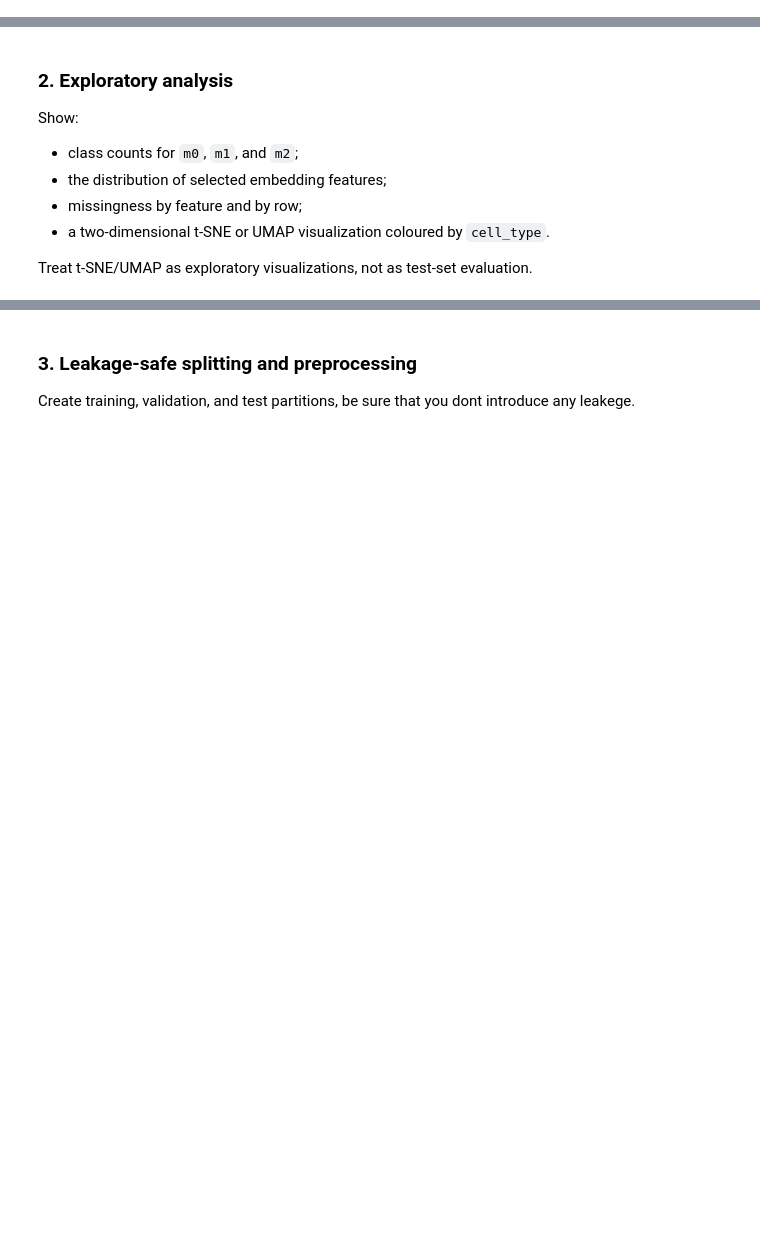
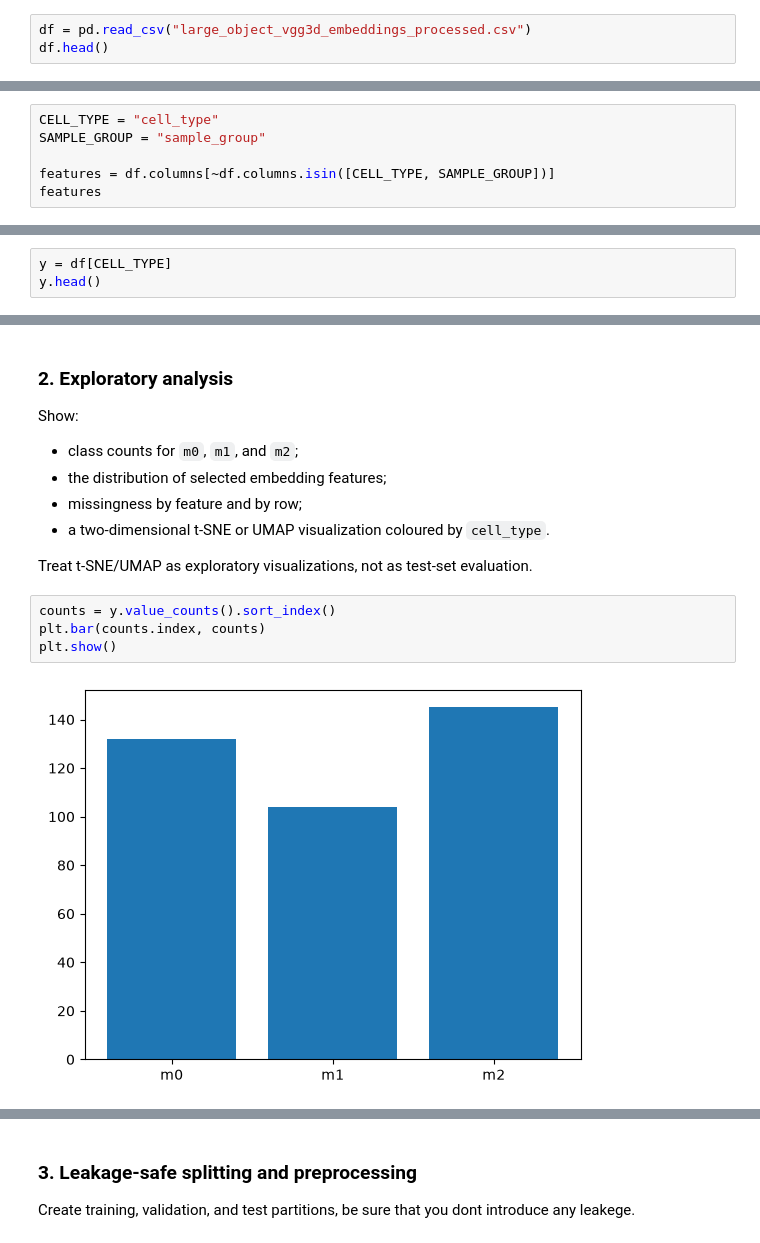
Before and after one commit to ALEGATOR1209/KSE_ML_for_bioinformatics, a Jupyter notebook: practicals/week6/Assignment6.ipynb, the cells around one changed output, grey strips where cells are left out. Saved outputs shown, nothing was run; the diff lists cells and outputs as text; blank space fills up the shorter version.

```diff
--- a/practicals/week6/Assignment6.ipynb
+++ b/practicals/week6/Assignment6.ipynb
@@ -74,3 +75,6 @@ ModuleNotFoundError: No module named 'torch'
 ### 1. Data inspection and preparation checklist
 
 Since data is the same no need to write detailed report but still - check if everything is in order(just in case)
+# %%
+df = pd.read_csv("large_object_vgg3d_embeddings_processed.csv")
+df.head()
@@ -76,0 +101,6 @@ Since data is the same no need to write detailed report but still - check if eve
+# %%
+CELL_TYPE = "cell_type"
+SAMPLE_GROUP = "sample_group"
+
+features = df.columns[~df.columns.isin([CELL_TYPE, SAMPLE_GROUP])]
+features
@@ -76,0 +132,3 @@ Since data is the same no need to write detailed report but still - check if eve
+# %%
+y = df[CELL_TYPE]
+y.head()
@@ -85,3 +160,9 @@ Show:
 - a two-dimensional t-SNE or UMAP visualization coloured by `cell_type`.
 
 Treat t-SNE/UMAP as exploratory visualizations, not as test-set evaluation.
+# %%
+counts = y.value_counts().sort_index()
+plt.bar(counts.index, counts)
+plt.show()
+# %% [output]
+[figure, added]
```
Also changed, not shown: parts of 17 cells of this notebook.
